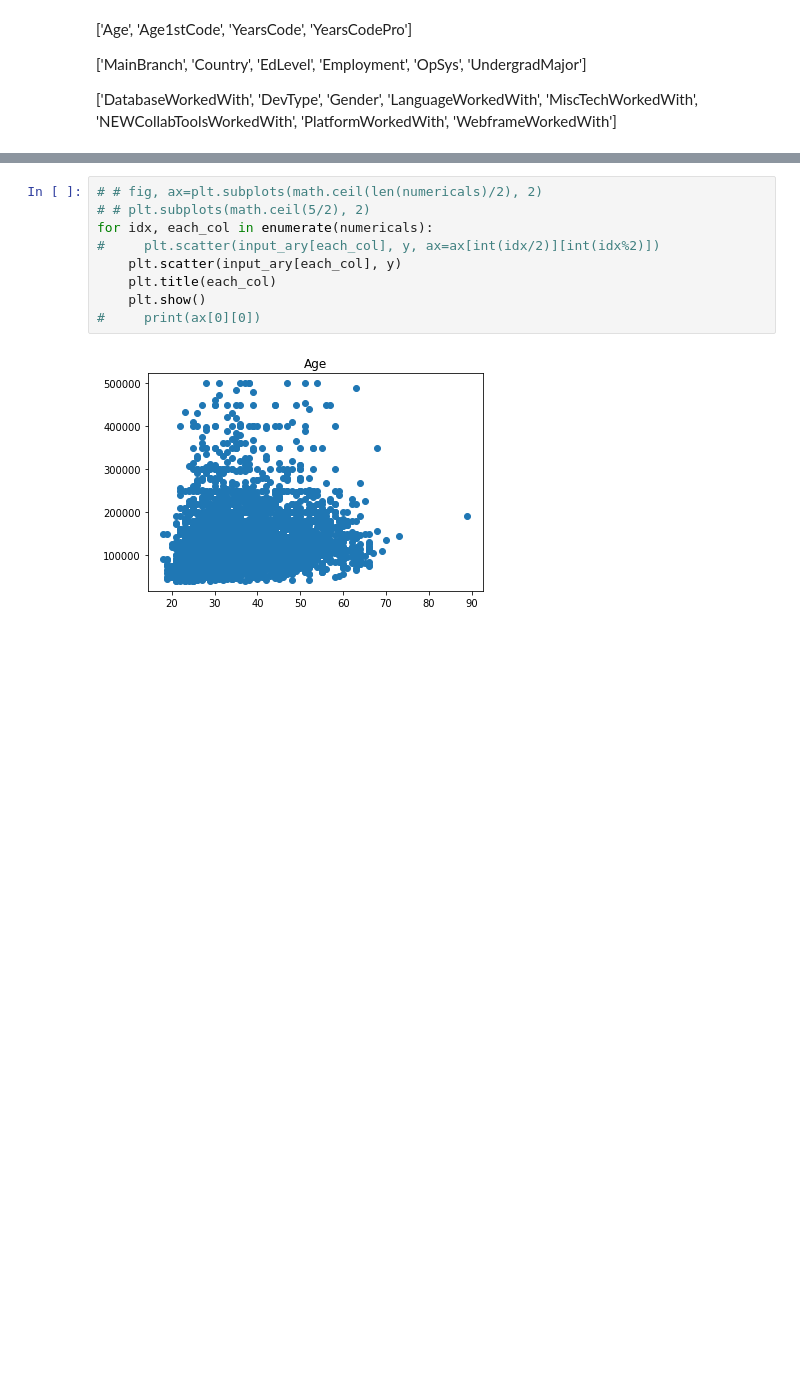
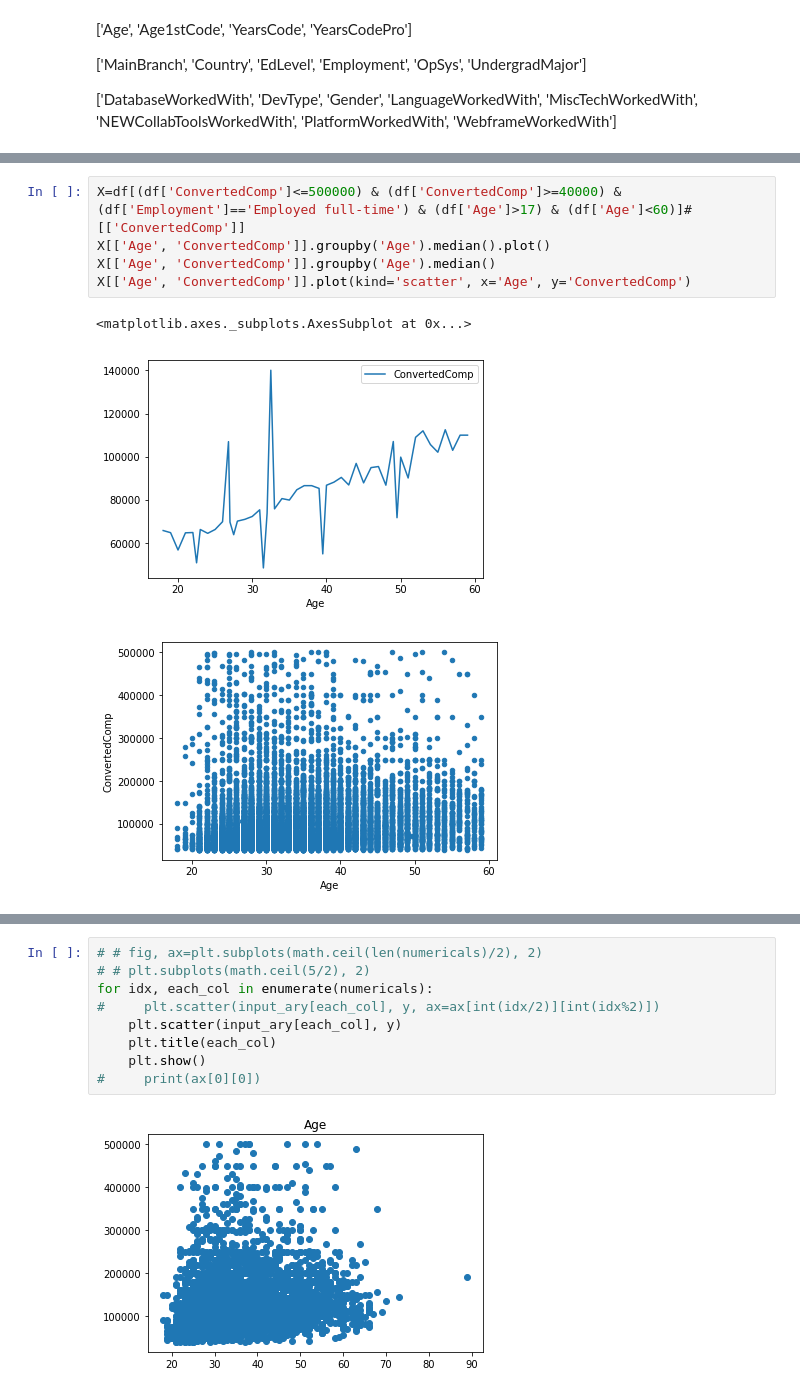
Before and after one commit to kevinclee26/salary_prediction, a Jupyter notebook: model/Untitled.ipynb, the cells around one changed output, grey strips where cells are left out. Drawn from its saved outputs; the diff is of its cells as text; blank space fills up the shorter version.

```diff
--- a/model/Untitled.ipynb
+++ b/model/Untitled.ipynb
@@ -279,0 +346,9 @@ for each_col in numericals:
+# %%
+X=df[(df['ConvertedComp']<=500000) & (df['ConvertedComp']>=40000) & (df['Employment']=='Employed full-time') & (df['Age']>17) & (df['Age']<60)]#[['ConvertedComp']]
+X[['Age', 'ConvertedComp']].groupby('Age').median().plot()
+X[['Age', 'ConvertedComp']].groupby('Age').median()
+X[['Age', 'ConvertedComp']].plot(kind='scatter', x='Age', y='ConvertedComp')
+# %% [output]
+<matplotlib.axes._subplots.AxesSubplot at 0x...>
+[figure, added]
+[figure, added]
```
Also changed, not shown: parts of 11 cells of this notebook.
